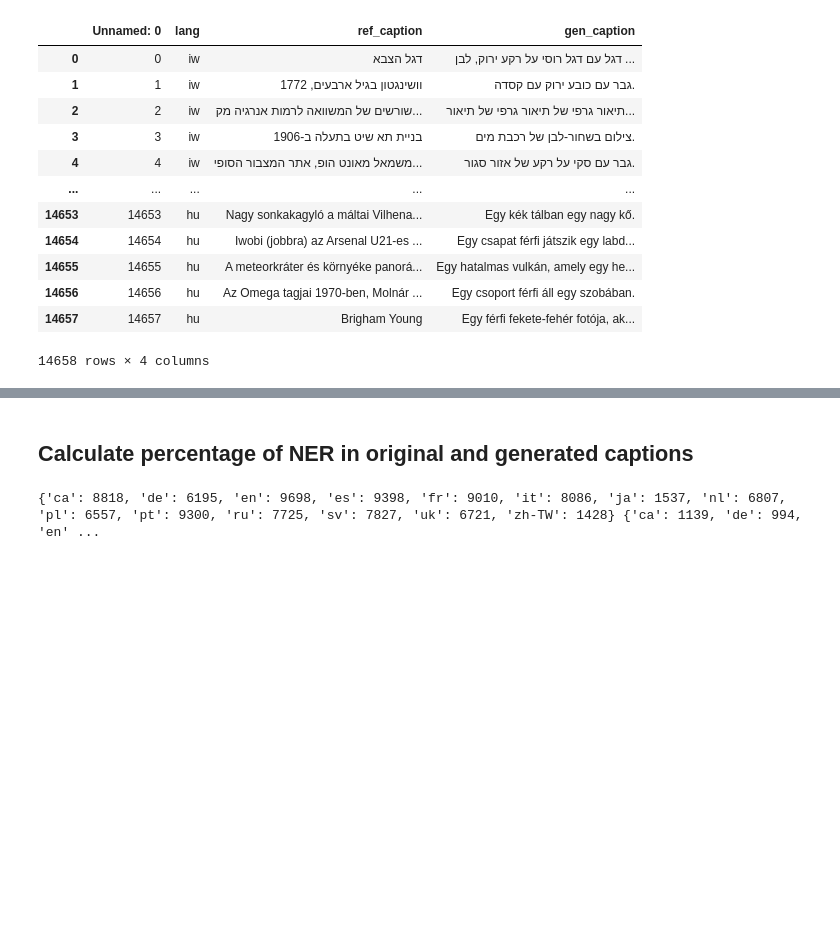
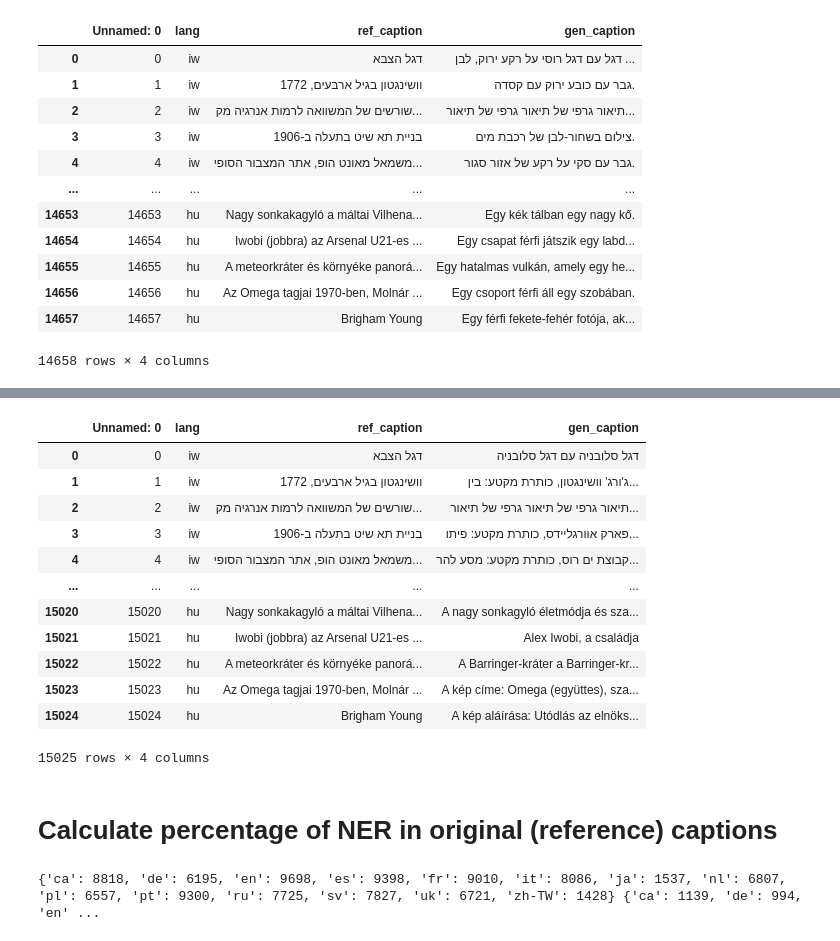
Before and after one commit to jkroiss/P3_Erweiterungsmodul_CL, a Jupyter notebook: src/NER_analysis.ipynb, the cells around one changed output, grey strips where cells are left out. Drawn from its saved outputs; the diff is of its cells as text; code cells hidden in the pictures; blank space fills up the shorter version.

```diff
--- a/src/NER_analysis.ipynb
+++ b/src/NER_analysis.ipynb
@@ -107,3 +75,20 @@ df_simple
+# %%
+df_context_transl = pd.read_csv(files[2], sep='\t')
+df_context_transl
+# %% [output]
+|  | Unnamed: 0 | lang | ref_caption | gen_caption |
+| 0 | 0 | iw | דגל הצבא | דגל סלובניה עם דגל סלובניה |
+| 1 | 1 | iw | וושינגטון בגיל ארבעים, 1772 | ג'ורג' וושינגטון, כותרת מקטע: בין... |
+| 2 | 2 | iw | שורשים של המשוואה לרמות אנרגיה מק... | תיאור גרפי של תיאור גרפי של תיאור... |
+| 3 | 3 | iw | בניית תא שיט בתעלה ב-1906 | פארק אוורגליידס, כותרת מקטע: פיתו... |
+| 4 | 4 | iw | משמאל מאונט הופ, אתר המצבור הסופי... | קבוצת ים רוס, כותרת מקטע: מסע להר... |
+| ... | ... | ... | ... | ... |
+| 15020 | 15020 | hu | Nagy sonkakagyló a máltai Vilhena... | A nagy sonkagyló életmódja és sza... |
+| 15021 | 15021 | hu | Iwobi (jobbra) az Arsenal U21-es ... | Alex Iwobi, a családja |
+| 15022 | 15022 | hu | A meteorkráter és környéke panorá... | A Barringer-kráter a Barringer-kr... |
+| 15023 | 15023 | hu | Az Omega tagjai 1970-ben, Molnár ... | A kép címe: Omega (együttes), sza... |
+| 15024 | 15024 | hu | Brigham Young | A kép aláírása: Utódlás az elnöks... |
+15025 rows × 4 columns
 # %% [markdown]
-## Calculate percentage of NER in original and generated captions
+# Calculate percentage of NER in original (reference) captions
 # %%
```
Also changed, not shown: parts of 43 cells of this notebook.
